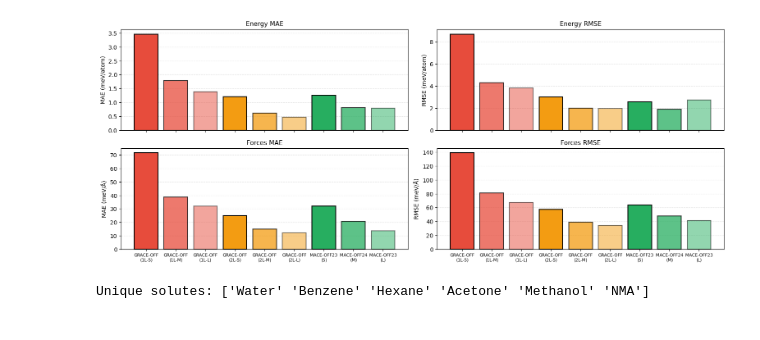
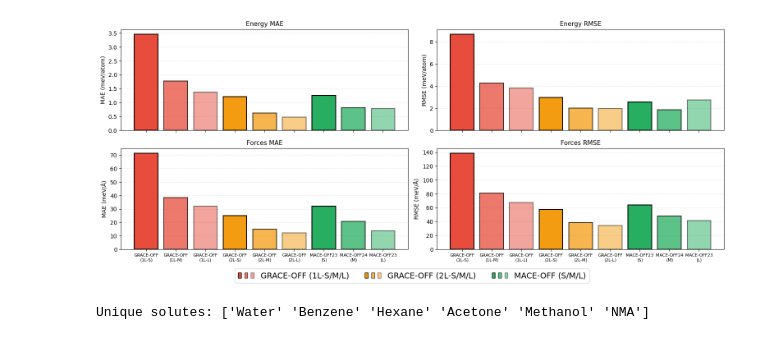
Before and after one commit to heid-lab/grace-off, a Jupyter notebook: analysis/final_plots_newColorScheme.ipynb, the cells around one changed output. Cells and saved outputs as stored; diff of their text form; code cells hidden in the pictures.

```diff
--- a/analysis/final_plots_newColorScheme.ipynb
+++ b/analysis/final_plots_newColorScheme.ipynb
@@ -187,44 +187,44 @@ size_tuple_1l = (
     Patch(facecolor=model_type_colors["GRACE_1L"], edgecolor="black", alpha=1.0),
     Patch(facecolor=model_type_colors["GRACE_1L"], edgecolor="black", alpha=0.75),
     Patch(facecolor=model_type_colors["GRACE_1L"], edgecolor="black", alpha=0.5),
 )
 
 size_tuple_2l = (
     Patch(facecolor=model_type_colors["GRACE_2L"], edgecolor="black", alpha=1.0),
     Patch(facecolor=model_type_colors["GRACE_2L"], edgecolor="black", alpha=0.75),
     Patch(facecolor=model_type_colors["GRACE_2L"], edgecolor="black", alpha=0.5),
 )
 
 size_tuple_mace = (
     Patch(facecolor=model_type_colors["MACE"], edgecolor="black", alpha=1.0),
     Patch(facecolor=model_type_colors["MACE"], edgecolor="black", alpha=0.75),
     Patch(facecolor=model_type_colors["MACE"], edgecolor="black", alpha=0.5),
 )
 
 legend_elements = [
     size_tuple_1l,
     size_tuple_2l,
     size_tuple_mace,
 
 ]
 
-# fig.legend(
-#     handles=legend_elements,
-#     labels=["GRACE (1L - S/M/L)", "GRACE (2L - S/M/L)", "MACE ( S/M/L )"],
-#     loc="lower center",
-#     ncol=3,
-#     bbox_to_anchor=(0.5, -0.02),
-#     fontsize=14,
-#     frameon=True,
-#     handler_map={tuple: HandlerTuple(ndivide=None)},
-# )
+fig.legend(
+    handles=legend_elements,
+    labels=["GRACE-OFF (1L-S/M/L)", "GRACE-OFF (2L-S/M/L)", "MACE-OFF (S/M/L)"],
+    loc="lower center",
+    ncol=3,
+    bbox_to_anchor=(0.5, -0.02),
+    fontsize=14,
+    frameon=True,
+    handler_map={tuple: HandlerTuple(ndivide=None)},
+)
 
 plt.tight_layout(rect=[0, 0.05, 1, 1])
 # plt.savefig("energies_grace_test.pdf", bbox_inches="tight")
 plt.savefig("energies_biased.pdf", bbox_inches="tight")
 plt.show()
 # %% [output]
-[figure, old version]
+[figure, new version]
 # %%
 # Check the raw data first
 df = pd.read_csv("condensed_phase/condensed_phase_summary_data.csv")
```
Also changed, not shown: parts of 1 cell of this notebook.
